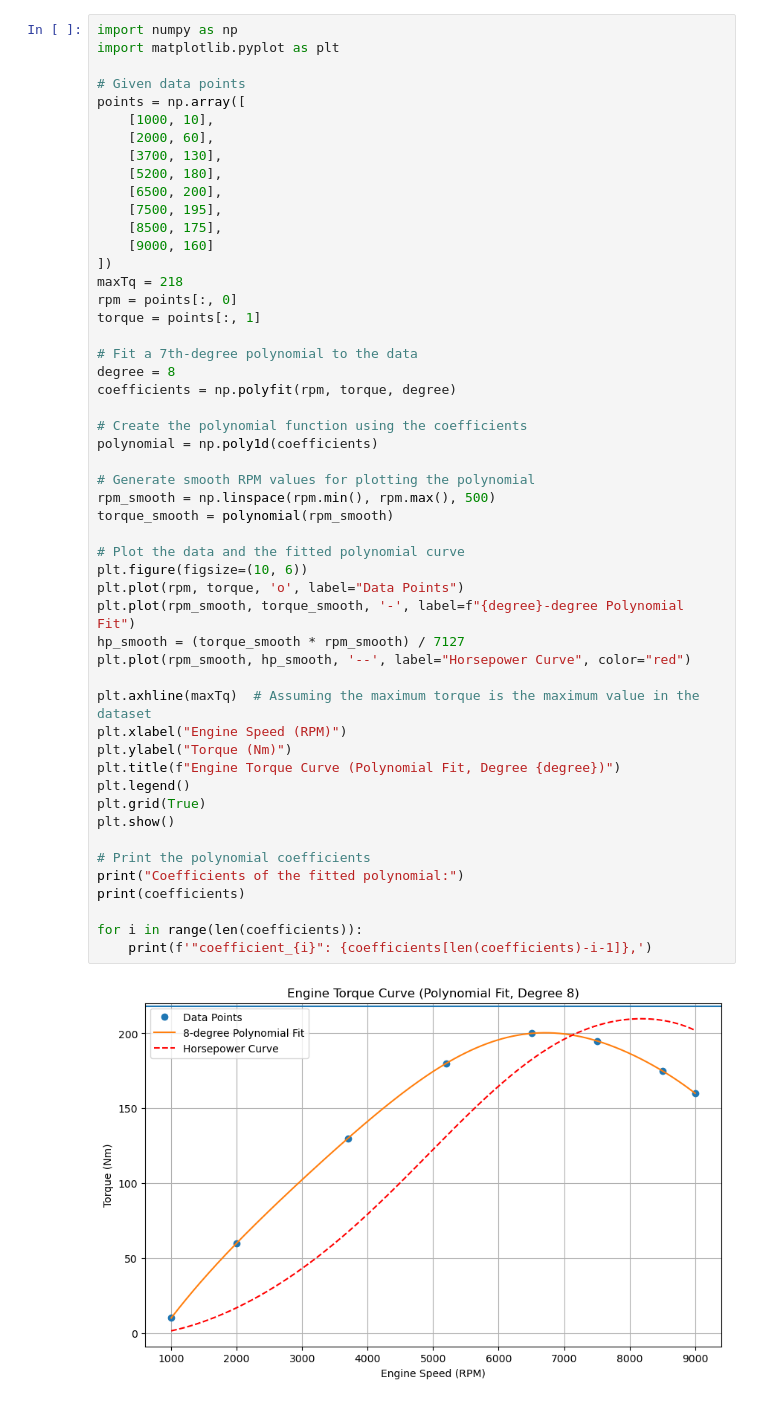
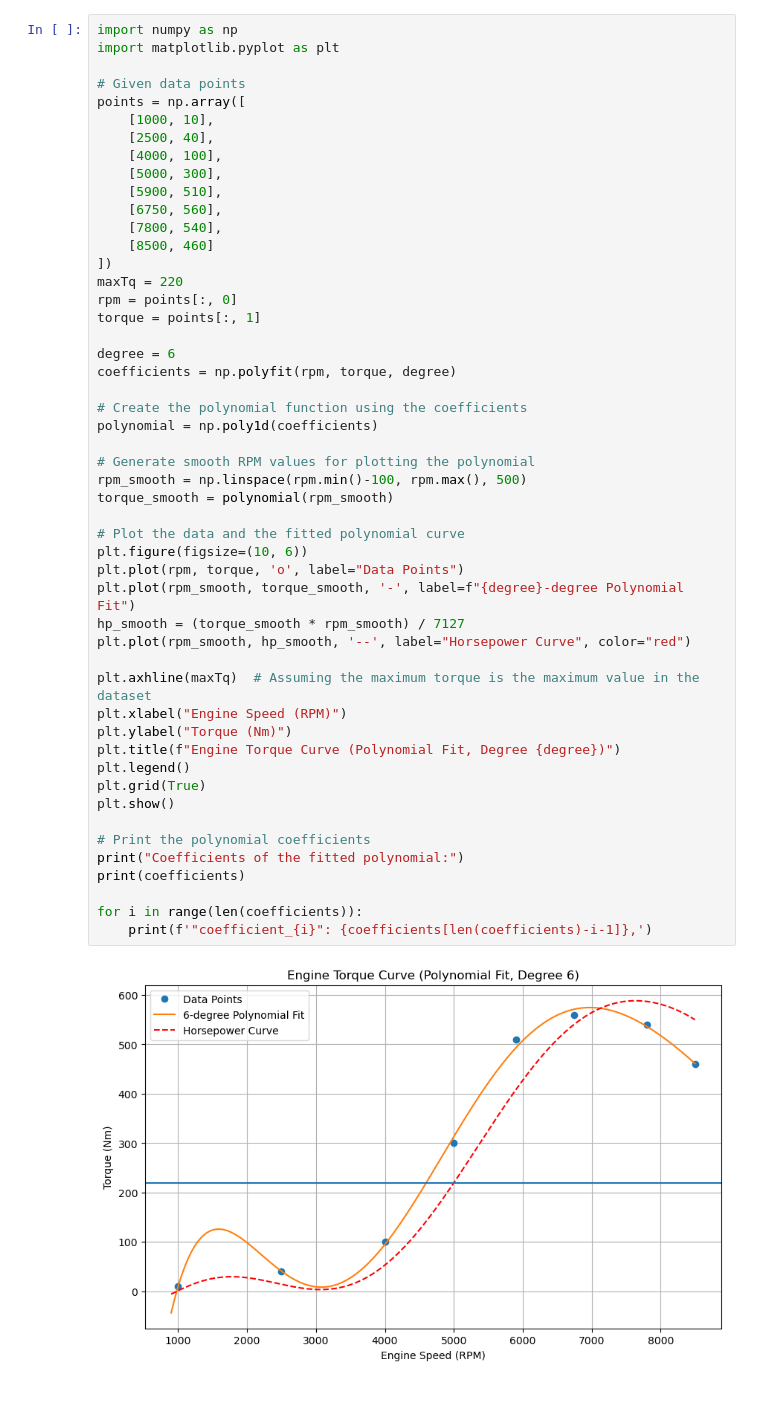
Before and after one commit to vougioukakis/car-acceleration-app, a Jupyter notebook: tools/torque_curve_generator.ipynb, the cells around one changed output. Drawn from its saved outputs; the diff is of its cells as text.

```diff
--- a/tools/torque_curve_generator.ipynb
+++ b/tools/torque_curve_generator.ipynb
@@ -5,50 +5,49 @@ import matplotlib.pyplot as plt
 # Given data points
 points = np.array([
     [1000, 10],
-    [2000, 60],
-    [3700, 130],
-    [5200, 180],
-    [6500, 200],
-    [7500, 195],
-    [8500, 175],
-    [9000, 160]
+    [2500, 40],
+    [4000, 100],
+    [5000, 300],
+    [5900, 510],
+    [6750, 560],
+    [7800, 540],
+    [8500, 460]
 ])
-maxTq = 218
+maxTq = 220
 rpm = points[:, 0]
 torque = points[:, 1]
 
-# Fit a 7th-degree polynomial to the data
-degree = 8
+degree = 6
 coefficients = np.polyfit(rpm, torque, degree)
 
 # Create the polynomial function using the coefficients
 polynomial = np.poly1d(coefficients)
 
 # Generate smooth RPM values for plotting the polynomial
-rpm_smooth = np.linspace(rpm.min(), rpm.max(), 500)
+rpm_smooth = np.linspace(rpm.min()-100, rpm.max(), 500)
 torque_smooth = polynomial(rpm_smooth)
 
 # Plot the data and the fitted polynomial curve
 plt.figure(figsize=(10, 6))
 plt.plot(rpm, torque, 'o', label="Data Points")
 plt.plot(rpm_smooth, torque_smooth, '-', label=f"{degree}-degree Polynomial Fit")
 hp_smooth = (torque_smooth * rpm_smooth) / 7127
 plt.plot(rpm_smooth, hp_smooth, '--', label="Horsepower Curve", color="red")
 
 plt.axhline(maxTq)  # Assuming the maximum torque is the maximum value in the dataset
 plt.xlabel("Engine Speed (RPM)")
 plt.ylabel("Torque (Nm)")
 plt.title(f"Engine Torque Curve (Polynomial Fit, Degree {degree})")
 plt.legend()
 plt.grid(True)
 plt.show()
 
 # Print the polynomial coefficients
 print("Coefficients of the fitted polynomial:")
 print(coefficients)
 
 for i in range(len(coefficients)):
     print(f'"coefficient_{i}": {coefficients[len(coefficients)-i-1]},')
 # %% [output]
-[figure, old version]
+[figure, new version]
 Coefficients of the fitted polynomial:
```
Also changed, not shown: parts of 2 cells of this notebook, 39 other files.
